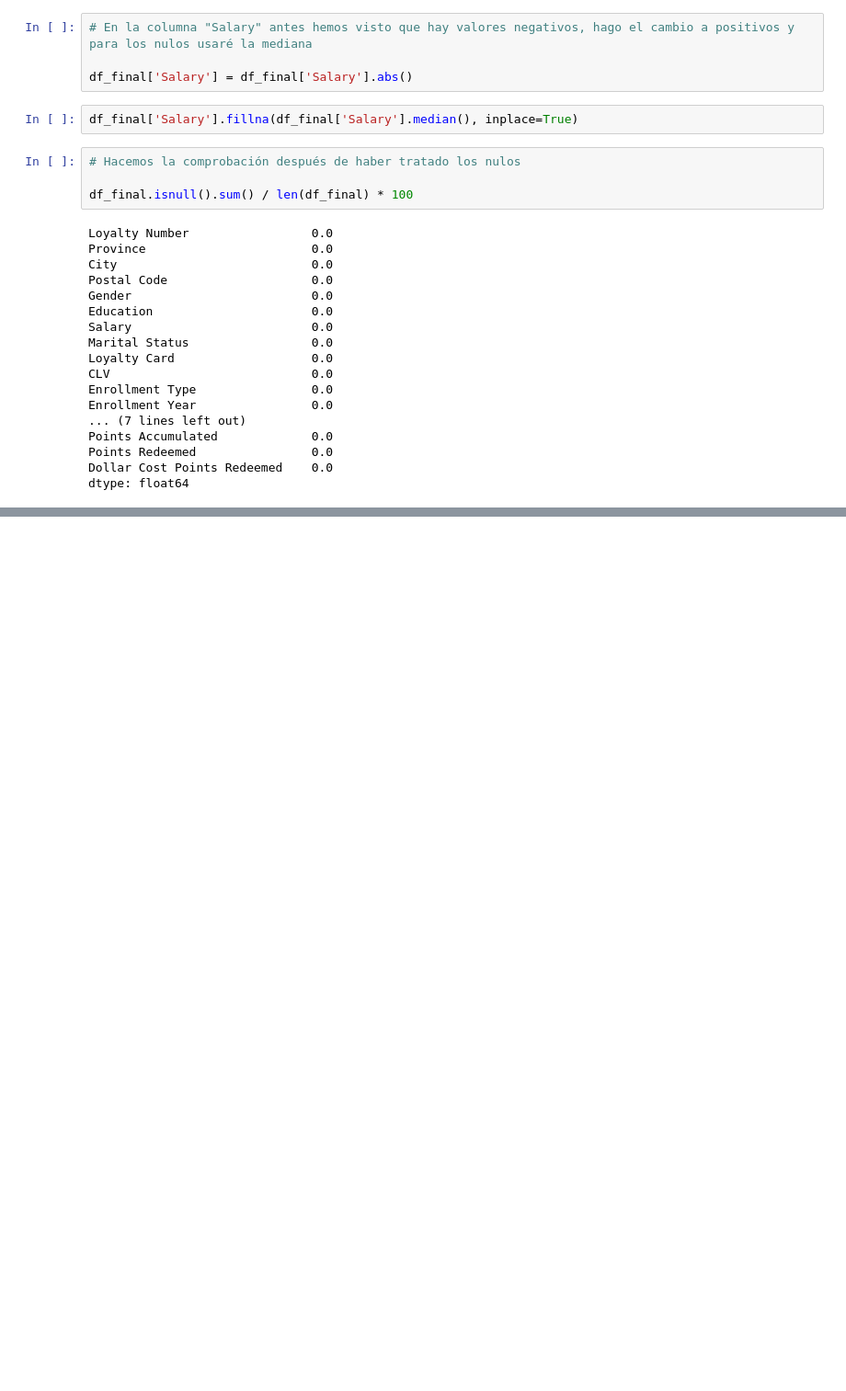
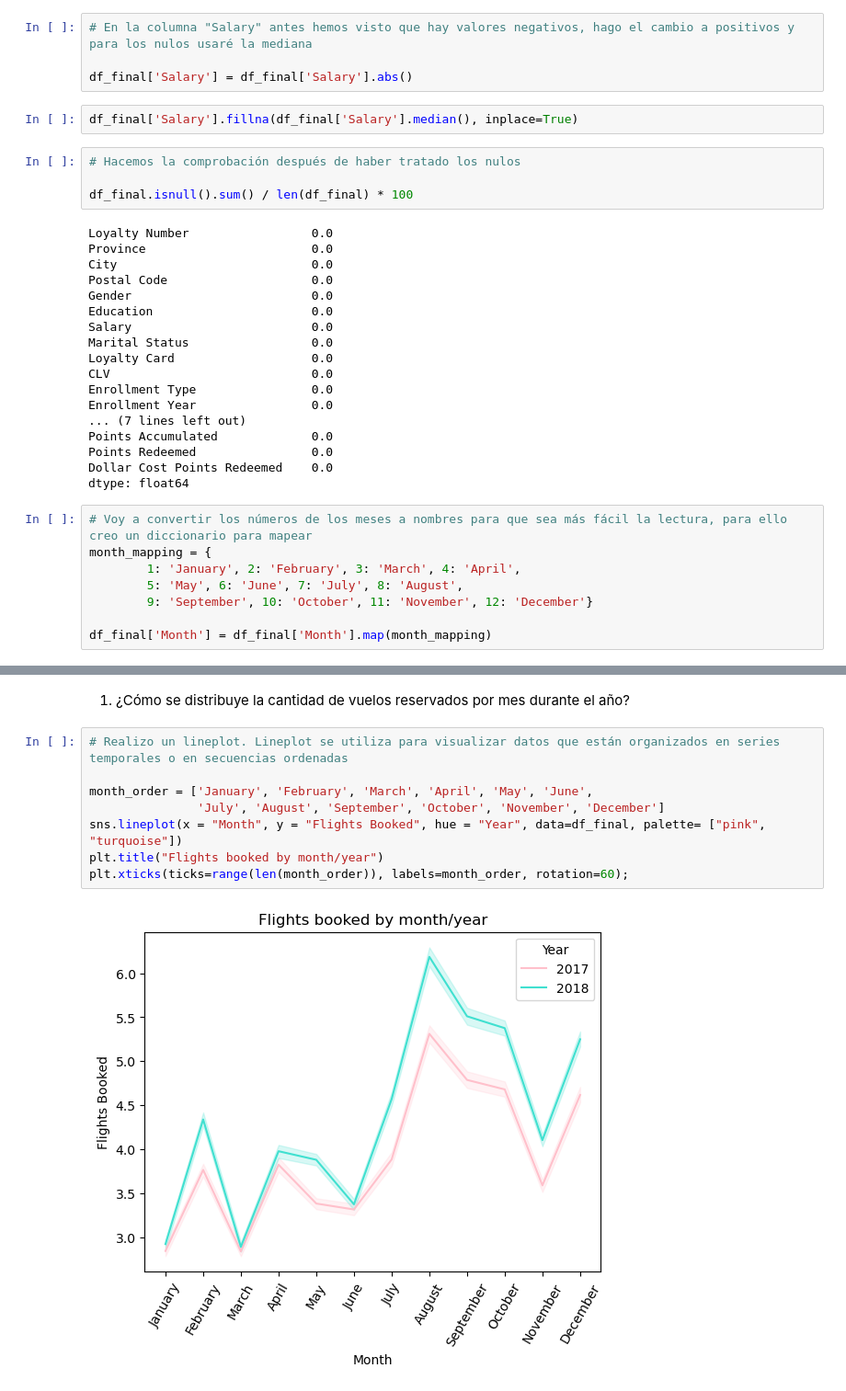
Before and after one commit to Adalab/bda-modulo-3-evaluacion-final-palomerocarolina, a Jupyter notebook: Evaluación_final3.ipynb, the cells around one changed output, grey strips where cells are left out. Shown at 92% size. Cells and saved outputs as stored; diff of their text form; blank space fills up the shorter version.

```diff
--- a/Evaluación_final3.ipynb
+++ b/Evaluación_final3.ipynb
@@ -489,3 +489,11 @@ Points Accumulated             0.0
 Points Redeemed                0.0
 Dollar Cost Points Redeemed    0.0
 dtype: float64
+# %%
+# Voy a convertir los números de los meses a nombres para que sea más fácil la lectura, para ello creo un diccionario para mapear
+month_mapping = {
+        1: 'January', 2: 'February', 3: 'March', 4: 'April',
+        5: 'May', 6: 'June', 7: 'July', 8: 'August',
+        9: 'September', 10: 'October', 11: 'November', 12: 'December'}
+
+df_final['Month'] = df_final['Month'].map(month_mapping)
@@ -491,0 +519,12 @@ dtype: float64
+# %% [markdown]
+1. ¿Cómo se distribuye la cantidad de vuelos reservados por mes durante el año?
+# %%
+# Realizo un lineplot. Lineplot se utiliza para visualizar datos que están organizados en series temporales o en secuencias ordenadas
+
+month_order = ['January', 'February', 'March', 'April', 'May', 'June',
+               'July', 'August', 'September', 'October', 'November', 'December']
+sns.lineplot(x = "Month", y = "Flights Booked", hue = "Year", data=df_final, palette= ["pink", "turquoise"])
+plt.title("Flights booked by month/year")
+plt.xticks(ticks=range(len(month_order)), labels=month_order, rotation=60);
+# %% [output]
+[figure, added]
```
Also changed, not shown: parts of 20 cells of this notebook.
